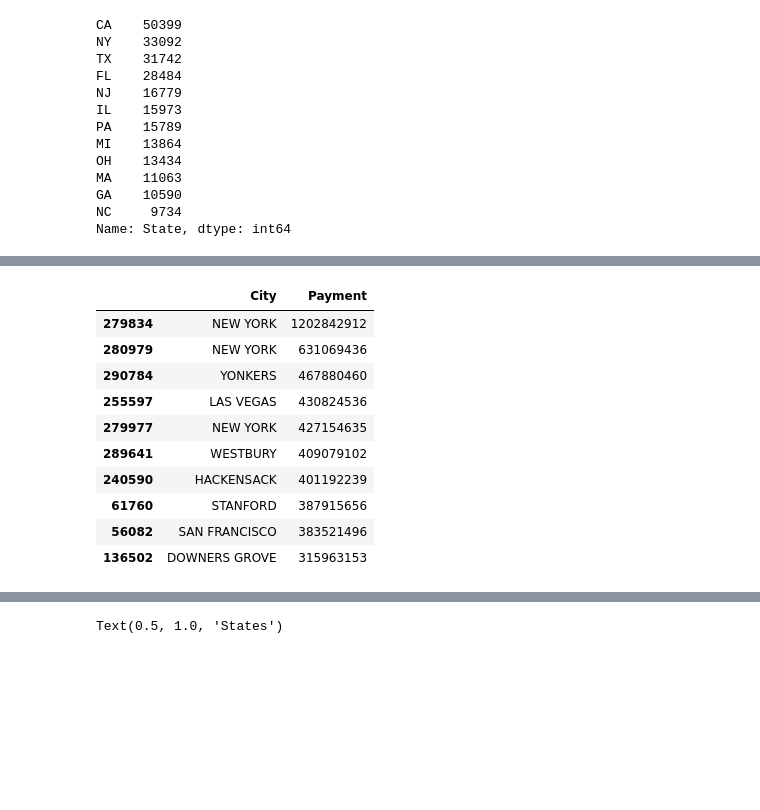
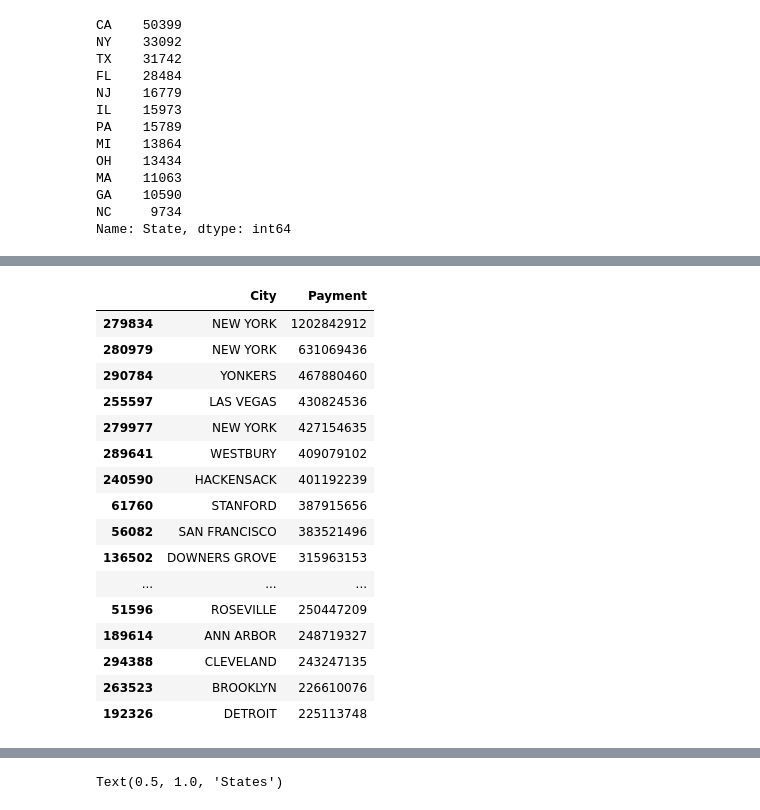
Before and after one commit to Axirts/team_dolphin_grey, a Jupyter notebook: code/data_cleaning_eda.ipynb, the cells around one changed output, grey strips where cells are left out. Drawn from its saved outputs; the diff is of its cells as text; code cells hidden in the pictures; blank space fills up the shorter version.

```diff
--- a/code/data_cleaning_eda.ipynb
+++ b/code/data_cleaning_eda.ipynb
@@ -10,3 +10,7 @@ hhs.head(3)
 | 0 | BRANDON ASTIN DMD LLC | AK | ANCHOR POINT | $113,026 |
 | 1 | ELIZABETH WATNEY | AK | ANCHOR POINT | $724 |
 | 2 | A HAND UP BEHAVIOR SERVICES | AK | ANCHORAGE | $1,191 |
+# %%
+pd.options.display.float_format = '{:.0f}'.format
+claims = pd.read_csv("../dataset/Claims_Reimbursement_to_Health_Care_Providers_and_Facilities_for_Testing__Treatment__and_Vaccine_Administration__of_the_Uninsured.csv")
+claims.head(3)
@@ -87,17 +154,23 @@ hhs.sort_values('Payment',ascending=False)[['State','Payment']].head(10)
 # %%
 #Cities with highest payment
-hhs.sort_values('Payment',ascending=False)[['City','Payment']].head(10)
+hhs.sort_values('Payment',ascending=False)[['City','Payment']].head(20)
 # %% [output]
 |  | City | Payment |
 | 279834 | NEW YORK | 1202842912 |
 | 280979 | NEW YORK | 631069436 |
 | 290784 | YONKERS | 467880460 |
 | 255597 | LAS VEGAS | 430824536 |
 | 279977 | NEW YORK | 427154635 |
 | 289641 | WESTBURY | 409079102 |
 | 240590 | HACKENSACK | 401192239 |
 | 61760 | STANFORD | 387915656 |
 | 56082 | SAN FRANCISCO | 383521496 |
 | 136502 | DOWNERS GROVE | 315963153 |
+| ... | ... | ... |
+| 51596 | ROSEVILLE | 250447209 |
+| 189614 | ANN ARBOR | 248719327 |
+| 294388 | CLEVELAND | 243247135 |
+| 263523 | BROOKLYN | 226610076 |
+| 192326 | DETROIT | 225113748 |
 # %%
 #Providers with highest payment
```
Also changed, not shown: parts of 13 cells of this notebook, 1 other file.
